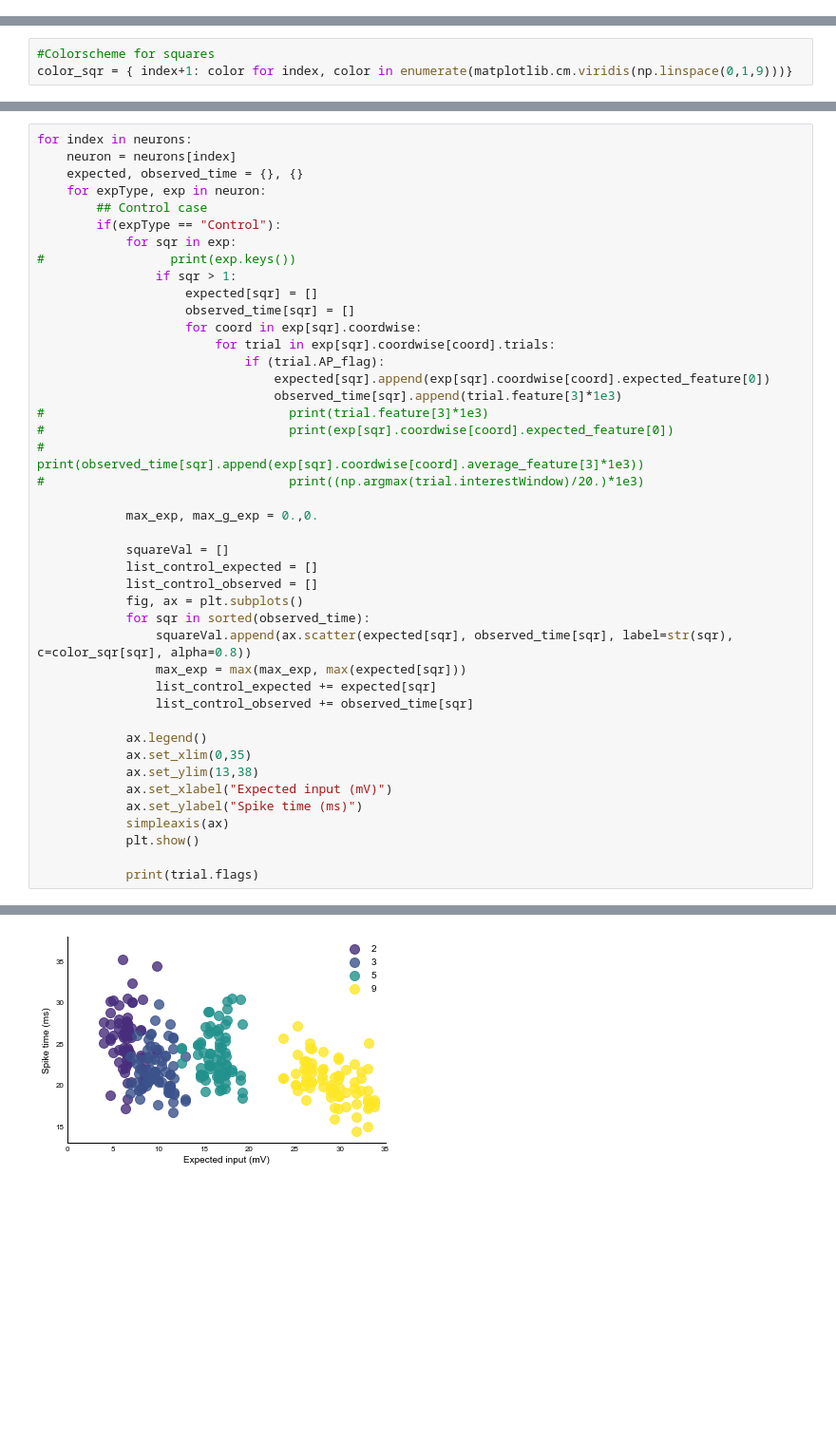
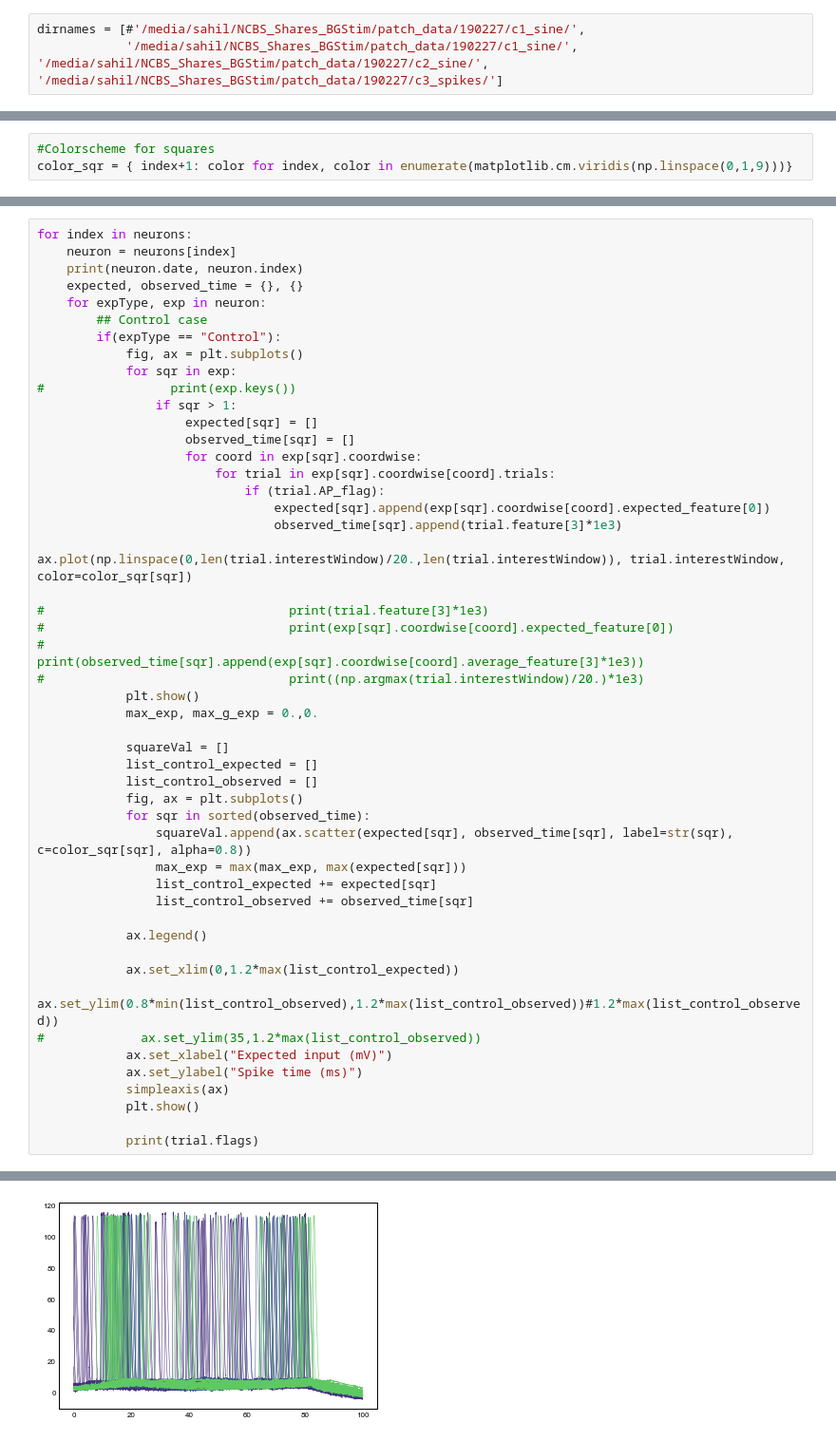
Before and after one commit to sahilm89/linearity, a Jupyter notebook: analyzeSpikeData.ipynb, the cells around one changed output, grey strips where cells are left out. Shown at 95% size. Saved outputs shown, nothing was run; the diff lists cells and outputs as text; blank space fills up the shorter version.

```diff
--- a/analyzeSpikeData.ipynb
+++ b/analyzeSpikeData.ipynb
@@ -18,3 +16,6 @@ dirnames = ['/media/sahil/pendrive/190131/c1_sine/']
+# %%
+dirnames = [#'/media/sahil/NCBS_Shares_BGStim/patch_data/190227/c1_sine/',
+            '/media/sahil/NCBS_Shares_BGStim/patch_data/190227/c1_sine/', '/media/sahil/NCBS_Shares_BGStim/patch_data/190227/c2_sine/', '/media/sahil/NCBS_Shares_BGStim/patch_data/190227/c3_spikes/']
 # %%
 print(dirnames)
 # %% [output]
@@ -47,10 +55,12 @@ n = neurons['190131_c1_sine']
 # %%
 for index in neurons:
     neuron = neurons[index]
+    print(neuron.date, neuron.index)
     expected, observed_time = {}, {}
     for expType, exp in neuron:
         ## Control case
         if(expType == "Control"):
+            fig, ax = plt.subplots()
             for sqr in exp:
 #                 print(exp.keys())
                 if sqr > 1:
@@ -61,11 +71,13 @@ for index in neurons:
                             if (trial.AP_flag):
                                 expected[sqr].append(exp[sqr].coordwise[coord].expected_feature[0])
                                 observed_time[sqr].append(trial.feature[3]*1e3)
+                                ax.plot(np.linspace(0,len(trial.interestWindow)/20.,len(trial.interestWindow)), trial.interestWindow, color=color_sqr[sqr])
+
 #                                 print(trial.feature[3]*1e3)
 #                                 print(exp[sqr].coordwise[coord].expected_feature[0])
 #                                 print(observed_time[sqr].append(exp[sqr].coordwise[coord].average_feature[3]*1e3))
 #                                 print((np.argmax(trial.interestWindow)/20.)*1e3)
-
+            plt.show()
             max_exp, max_g_exp = 0.,0.
 
             squareVal = []
@@ -79,8 +91,10 @@ for index in neurons:
                 list_control_observed += observed_time[sqr]
 
             ax.legend()
-            ax.set_xlim(0,35)
-            ax.set_ylim(13,38)
+
+            ax.set_xlim(0,1.2*max(list_control_expected))
+            ax.set_ylim(0.8*min(list_control_observed),1.2*max(list_control_observed))#1.2*max(list_control_observed))
+#             ax.set_ylim(35,1.2*max(list_control_observed))
             ax.set_xlabel("Expected input (mV)")
             ax.set_ylabel("Spike time (ms)")
             simpleaxis(ax)
@@ -91 +106 @@ for index in neurons:
-[figure, old version]
+[figure, new version]
```
Also changed, not shown: parts of 5 cells of this notebook, 27 other files.
